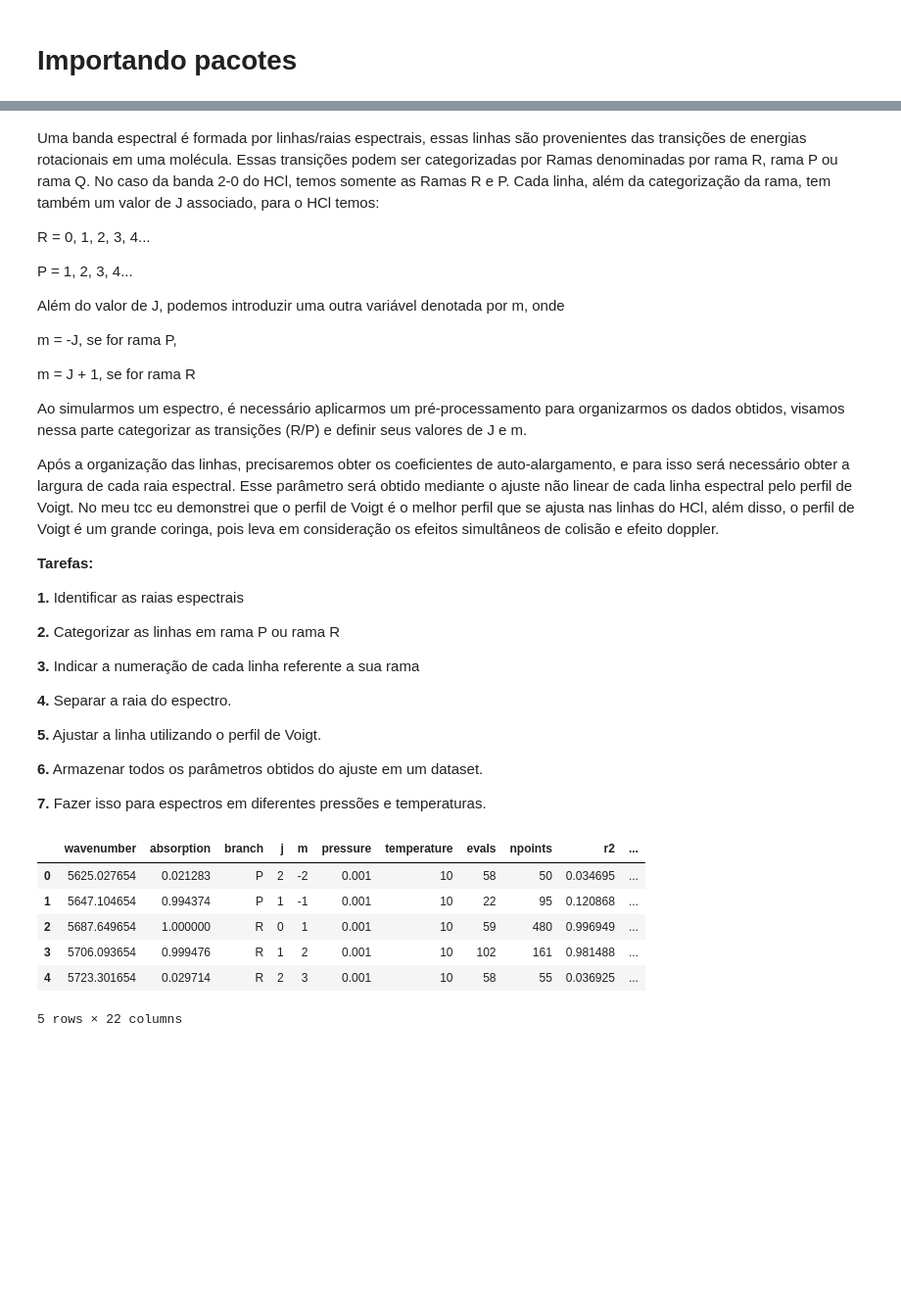
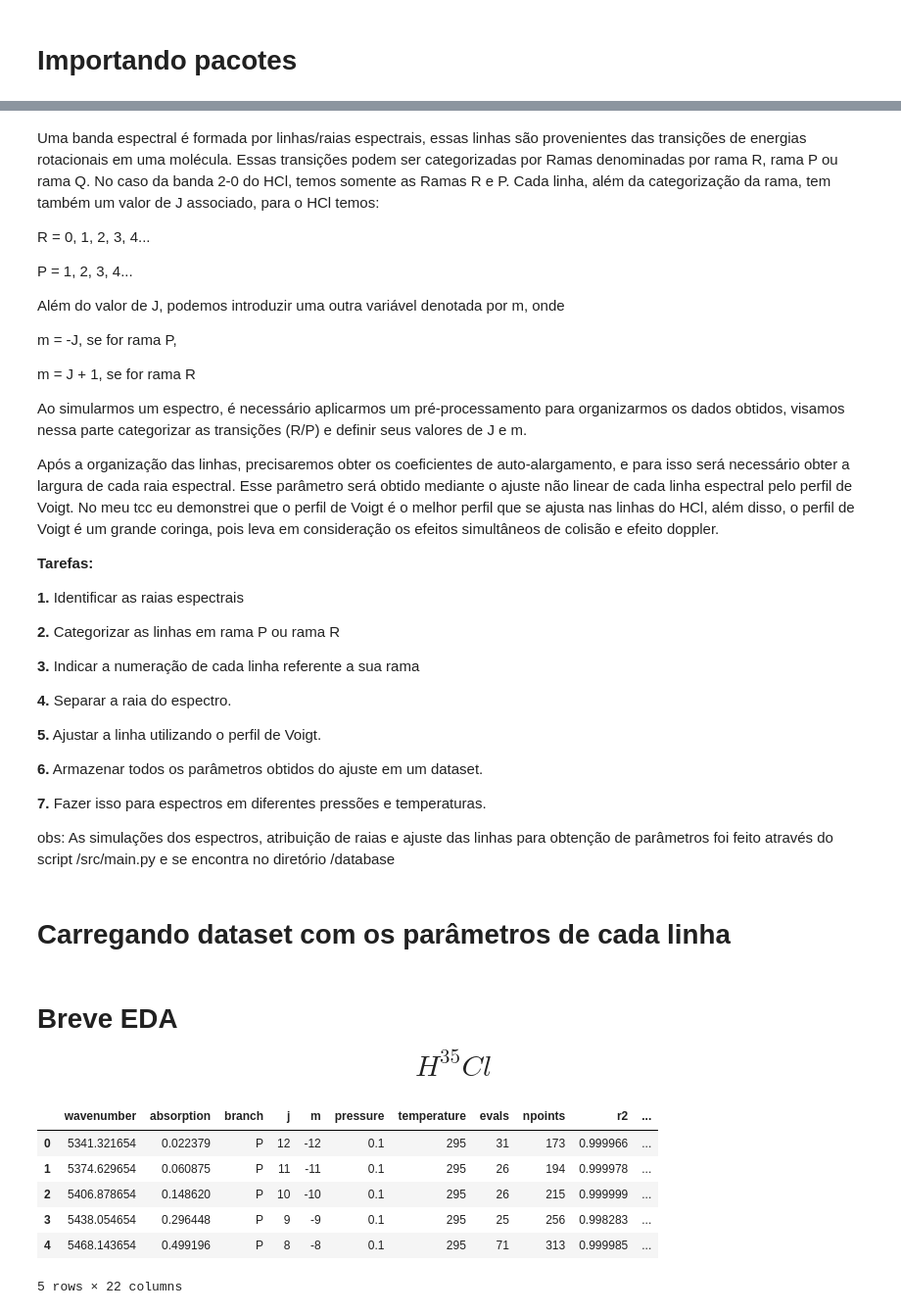
Before and after one commit to Alexandre-Esposte/LineProphet-Machine-Learning-for-Spectral-Attributes, a Jupyter notebook: nbs/selfBroadeningHCl.ipynb, the cells around one changed output, grey strips where cells are left out. Shown at 98% size. Saved outputs shown, nothing was run; the diff lists cells and outputs as text; code cells hidden in the pictures; blank space fills up the shorter version.

```diff
--- a/nbs/selfBroadeningHCl.ipynb
+++ b/nbs/selfBroadeningHCl.ipynb
@@ -56,13 +69,22 @@ Após a organização das linhas, precisaremos obter os coeficientes de auto-ala
 **6.** Armazenar todos os parâmetros obtidos do ajuste em um dataset.
 
 **7.** Fazer isso para espectros em diferentes pressões e temperaturas.
+
+
+obs: As simulações dos espectros, atribuição de raias e ajuste das linhas para obtenção de parâmetros foi feito através do script /src/main.py e se encontra no diretório /database
+# %% [markdown]
+# Carregando dataset com os parâmetros de cada linha
 # %%
-pd.read_csv('../database/lines.csv')
+lines35 = pd.read_csv('../database/lines_h35cl.csv')
-# %% [output]
-|  | wavenumber | absorption | branch | j | m | pressure | temperature | evals | npoints | r2 | ... |
-| 0 | 5625.027654 | 0.021283 | P | 2 | -2 | 0.001 | 10 | 58 | 50 | 0.034695 | ... |
-| 1 | 5647.104654 | 0.994374 | P | 1 | -1 | 0.001 | 10 | 22 | 95 | 0.120868 | ... |
-| 2 | 5687.649654 | 1.000000 | R | 0 | 1 | 0.001 | 10 | 59 | 480 | 0.996949 | ... |
-| 3 | 5706.093654 | 0.999476 | R | 1 | 2 | 0.001 | 10 | 102 | 161 | 0.981488 | ... |
-| 4 | 5723.301654 | 0.029714 | R | 2 | 3 | 0.001 | 10 | 58 | 55 | 0.036925 | ... |
-5 rows × 22 columns
+# %% [markdown]
+# Breve EDA $$H^{35}Cl$$
+# %%
+lines35.head()
+# %% [output]
+|  | wavenumber | absorption | branch | j | m | pressure | temperature | evals | npoints | r2 | ... |
+| 0 | 5341.321654 | 0.022379 | P | 12 | -12 | 0.1 | 295 | 31 | 173 | 0.999966 | ... |
+| 1 | 5374.629654 | 0.060875 | P | 11 | -11 | 0.1 | 295 | 26 | 194 | 0.999978 | ... |
+| 2 | 5406.878654 | 0.148620 | P | 10 | -10 | 0.1 | 295 | 26 | 215 | 0.999999 | ... |
+| 3 | 5438.054654 | 0.296448 | P | 9 | -9 | 0.1 | 295 | 25 | 256 | 0.998283 | ... |
+| 4 | 5468.143654 | 0.499196 | P | 8 | -8 | 0.1 | 295 | 71 | 313 | 0.999985 | ... |
+5 rows × 22 columns
```
Also changed, not shown: parts of 13 cells of this notebook, 4 other files.
